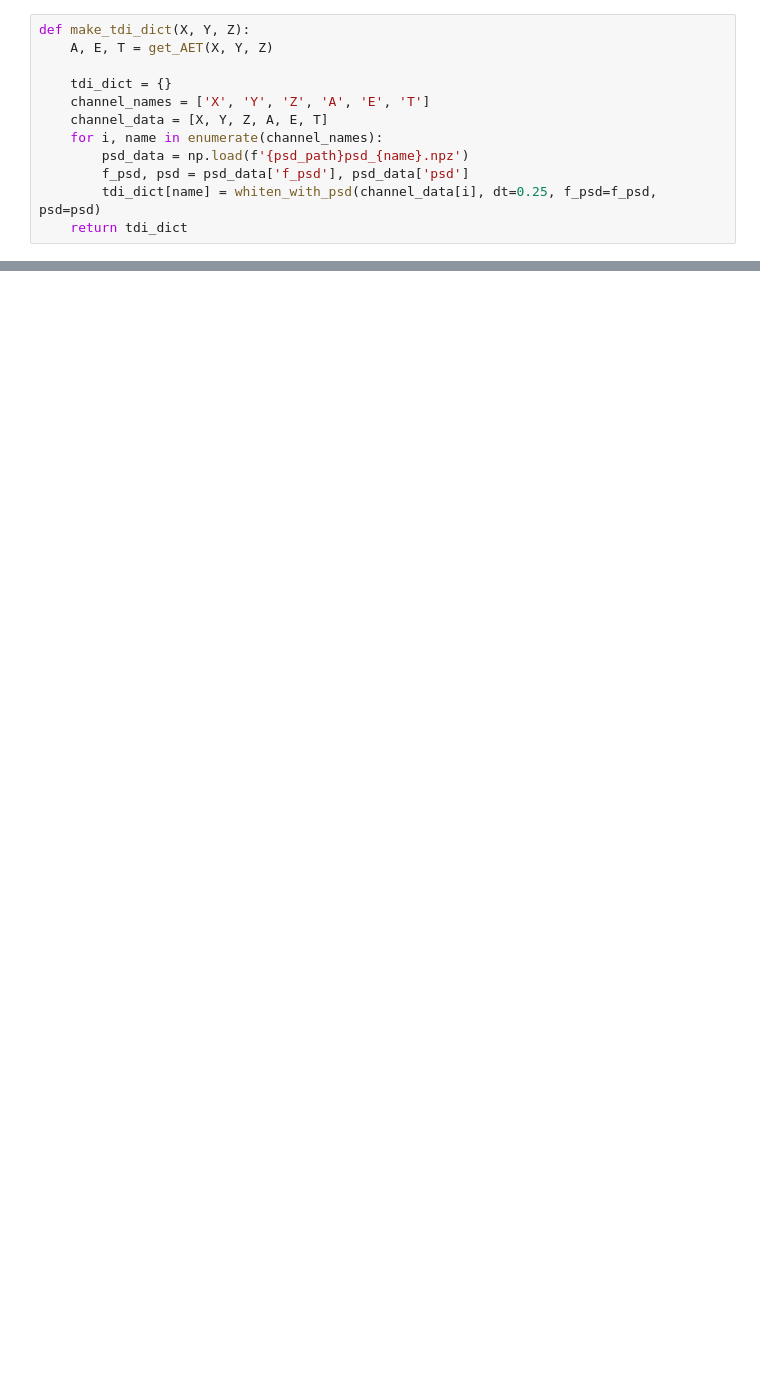
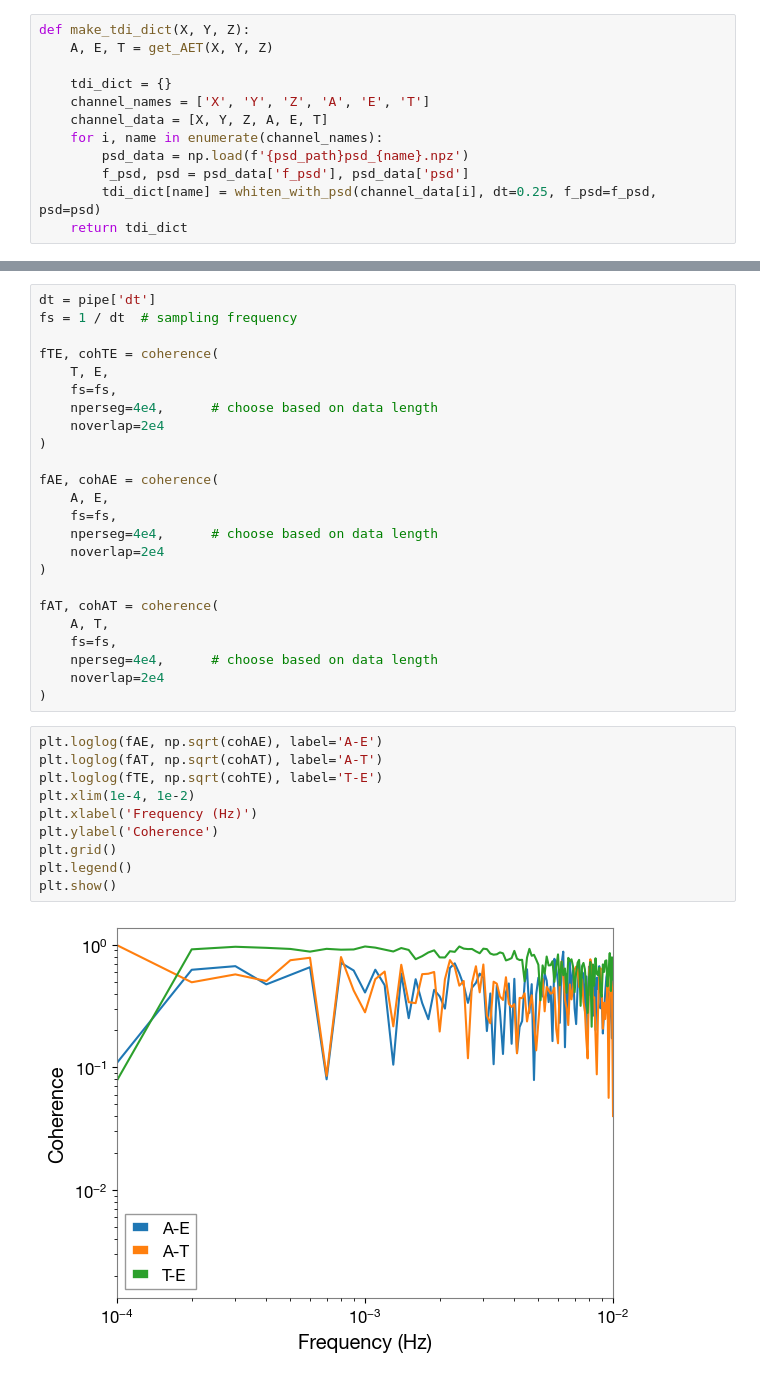
Before and after one commit to AryamannRao/LISAGlitchSignalClassifier, a Jupyter notebook: src/dataset_viewer.ipynb, the cells around one changed output, grey strips where cells are left out. Cells and saved outputs as stored; diff of their text form; blank space fills up the shorter version.

```diff
--- a/src/dataset_viewer.ipynb
+++ b/src/dataset_viewer.ipynb
@@ -108,0 +179,36 @@ plt.show()
+# %%
+dt = pipe['dt']
+fs = 1 / dt  # sampling frequency
+
+fTE, cohTE = coherence(
+    T, E,
+    fs=fs,
+    nperseg=4e4,      # choose based on data length
+    noverlap=2e4
+)
+
+fAE, cohAE = coherence(
+    A, E,
+    fs=fs,
+    nperseg=4e4,      # choose based on data length
+    noverlap=2e4
+)
+
+fAT, cohAT = coherence(
+    A, T,
+    fs=fs,
+    nperseg=4e4,      # choose based on data length
+    noverlap=2e4
+)
+# %%
+plt.loglog(fAE, np.sqrt(cohAE), label='A-E')
+plt.loglog(fAT, np.sqrt(cohAT), label='A-T')
+plt.loglog(fTE, np.sqrt(cohTE), label='T-E')
+plt.xlim(1e-4, 1e-2)
+plt.xlabel('Frequency (Hz)')
+plt.ylabel('Coherence')
+plt.grid()
+plt.legend()
+plt.show()
+# %% [output]
+[figure, added]
```
Also changed, not shown: parts of 18 cells of this notebook, 4 other files.
